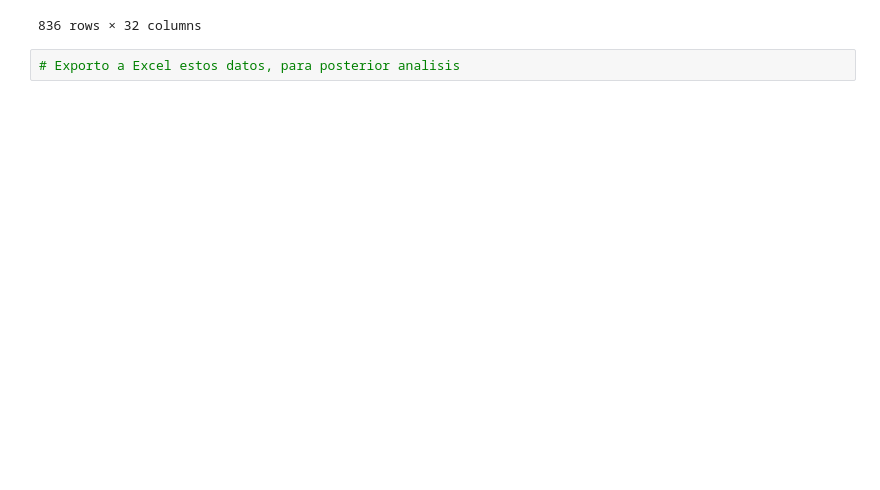
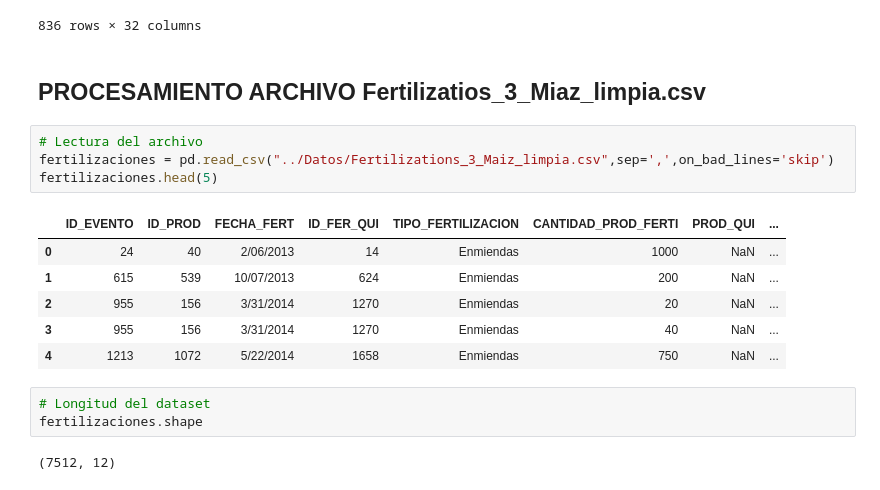
Before and after one commit to GermanMoran/TesisMaestria, a Jupyter notebook: codigos/LIMPIEZA_DATOS.ipynb, the cells around one changed output. Drawn from its saved outputs; the diff is of its cells as text; blank space fills up the shorter version.

Commit message:
Nuevos Cambios procesamiento archivo Fertilizaciones.csv

```diff
--- a/codigos/LIMPIEZA_DATOS.ipynb
+++ b/codigos/LIMPIEZA_DATOS.ipynb
@@ -784,5 +768,21 @@ eventosFinales
 | 834 | 4674 | 4320 | Mecanizado | NO | DK 234 YGRR | Algodón | SI | Mecanizada | ... |
 | 835 | 4675 | 4319 | Mecanizado | NO | P3966 (Pioneer) | Algodón | SI | Mecanizada | ... |
 836 rows × 32 columns
-# %%
-# Exporto a Excel estos datos, para posterior analisis
+# %% [markdown]
+## PROCESAMIENTO ARCHIVO Fertilizatios_3_Miaz_limpia.csv
+# %%
+# Lectura del archivo
+fertilizaciones = pd.read_csv("../Datos/Fertilizations_3_Maiz_limpia.csv",sep=',',on_bad_lines='skip')
+fertilizaciones.head(5)
+# %% [output]
+|  | ID_EVENTO | ID_PROD | FECHA_FERT | ID_FER_QUI | TIPO_FERTILIZACION | CANTIDAD_PROD_FERTI | PROD_QUI | ... |
+| 0 | 24 | 40 | 2/06/2013 | 14 | Enmiendas | 1000 | NaN | ... |
+| 1 | 615 | 539 | 10/07/2013 | 624 | Enmiendas | 200 | NaN | ... |
+| 2 | 955 | 156 | 3/31/2014 | 1270 | Enmiendas | 20 | NaN | ... |
+| 3 | 955 | 156 | 3/31/2014 | 1270 | Enmiendas | 40 | NaN | ... |
+| 4 | 1213 | 1072 | 5/22/2014 | 1658 | Enmiendas | 750 | NaN | ... |
+# %%
+# Longitud del dataset
+fertilizaciones.shape
+# %% [output]
+(7512, 12)
```
Also changed, not shown: parts of 19 cells of this notebook, 1 other file.
